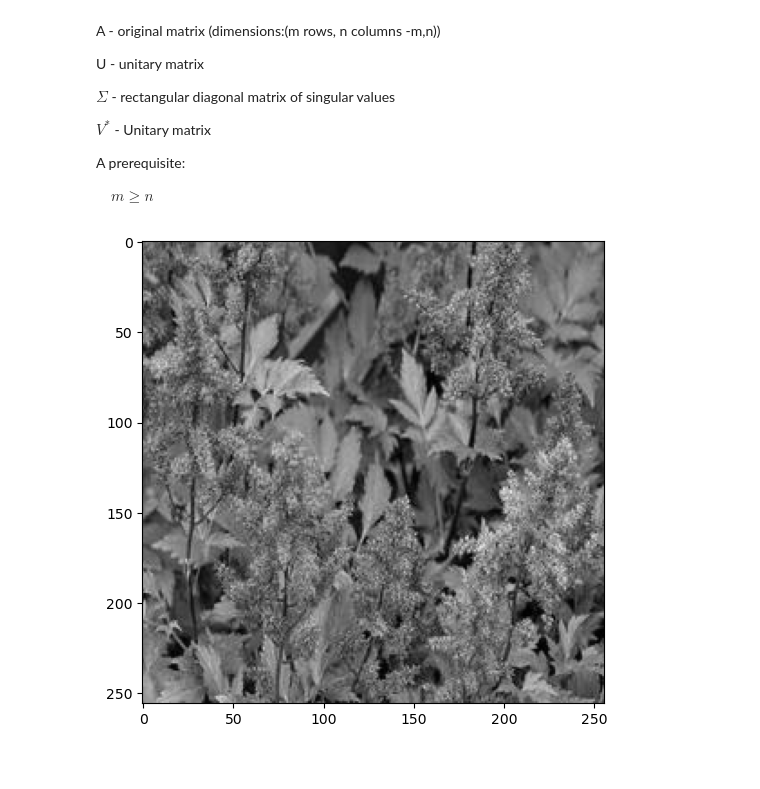
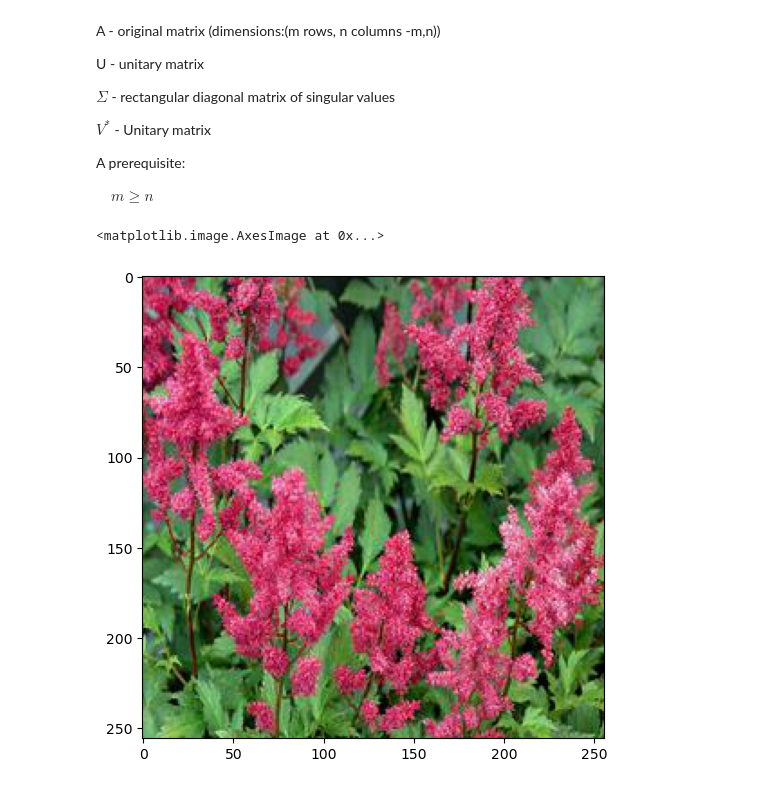
Before and after one commit to afrincon2/Computational_linear_algebra, a Jupyter notebook: Image_Compression.ipynb, the cells around one changed output. Saved outputs shown, nothing was run; the diff lists cells and outputs as text; code cells hidden in the pictures.

```diff
--- a/Image_Compression.ipynb
+++ b/Image_Compression.ipynb
@@ -29,8 +31,9 @@ $ \quad m \geq n $
 # %%
 img = Image.open('../Computational_linear_algebra/flowers/astilbe/22085360_5eb0196960_c.jpg')
 #imggray = img.convert('LA')
 plt.figure(figsize=(9, 6))
-plt.imshow(imggray);
+plt.imshow(img)
 # %% [output]
+<matplotlib.image.AxesImage at 0x...>
-[figure, old version]
+[figure, new version]
 # %%
```
Also changed, not shown: parts of 5 cells of this notebook.
